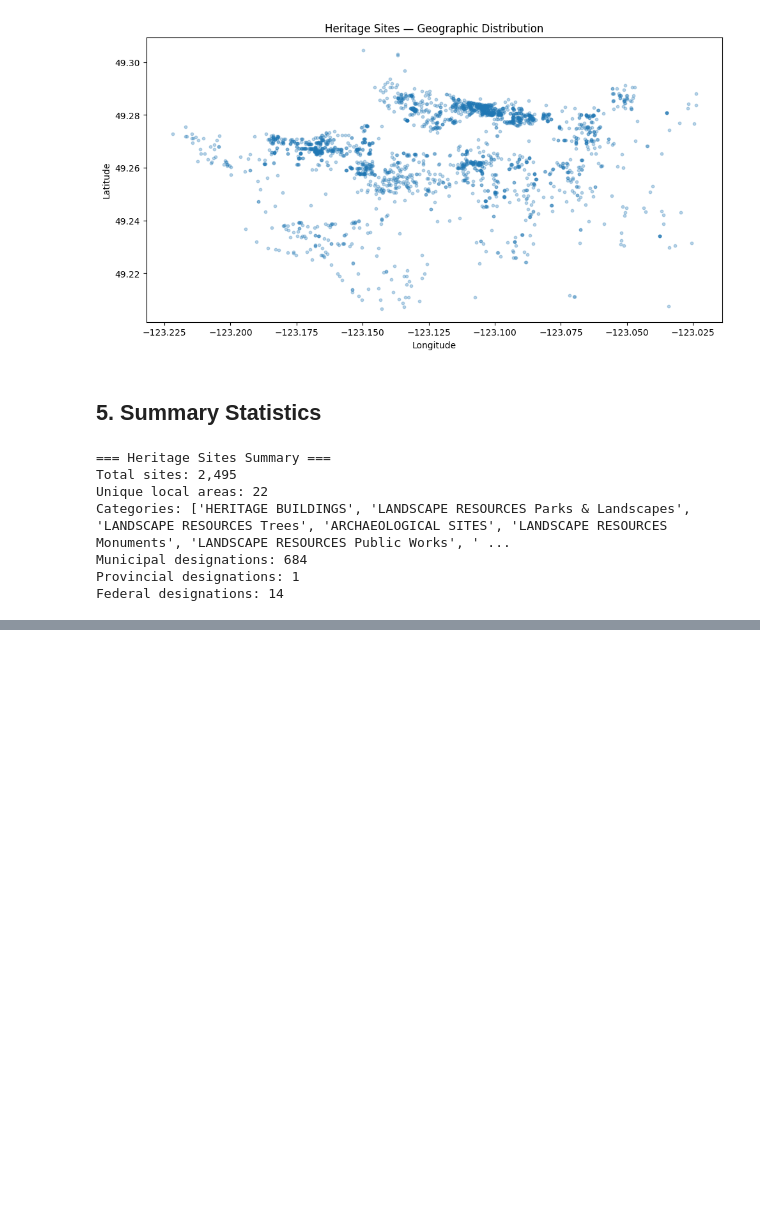
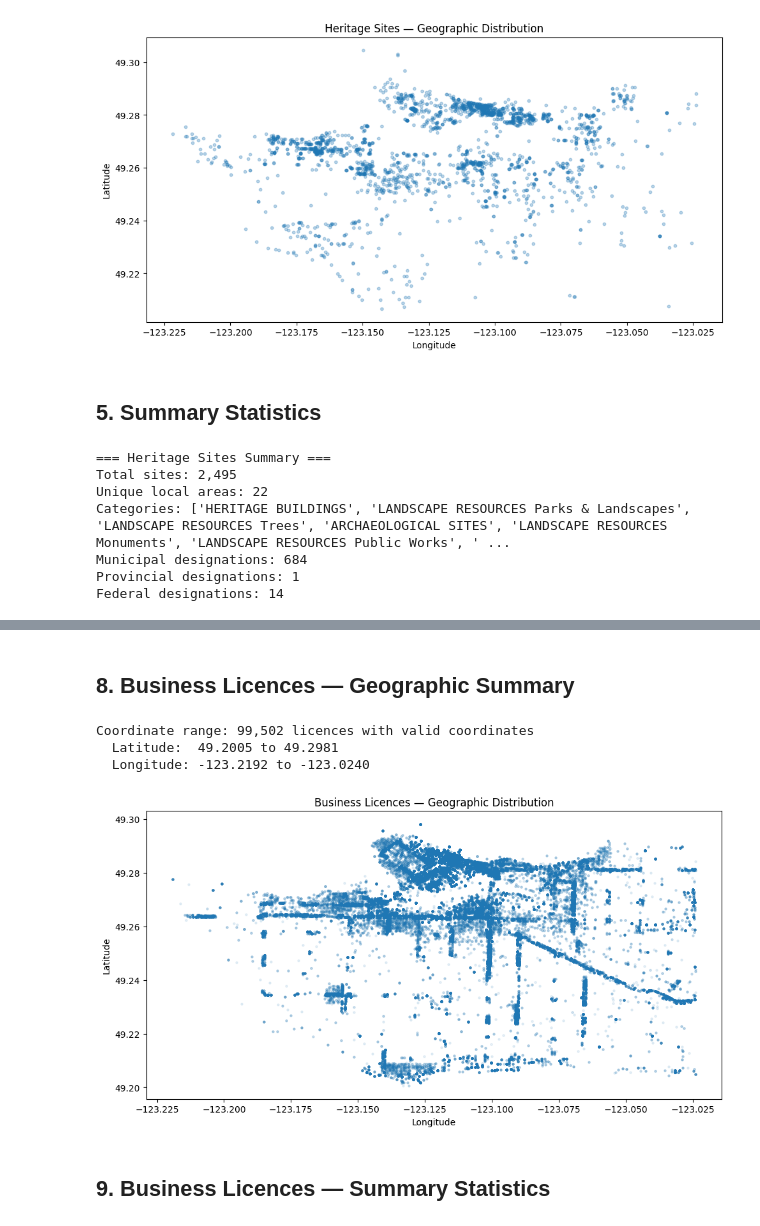
Before and after one commit to NickDulvy/aida-lab-my-work, a Jupyter notebook: module-03/heritage-sites-analysis.ipynb, the cells around one changed output, grey strips where cells are left out. Drawn from its saved outputs; the diff is of its cells as text; code cells hidden in the pictures; blank space fills up the shorter version.

```diff
--- a/module-03/heritage-sites-analysis.ipynb
+++ b/module-03/heritage-sites-analysis.ipynb
@@ -423,0 +513,24 @@ Federal designations: 14
+# %%
+# Missing values
+missing_biz = df_biz.isnull().sum()
+missing_biz_pct = (missing_biz / len(df_biz) * 100).round(1)
+missing_biz_df = pd.DataFrame({'count': missing_biz, 'pct': missing_biz_pct}).sort_values('count', ascending=False)
+print('Missing values by column:')
+print(missing_biz_df[missing_biz_df['count'] > 0].head(15).to_string())
+print(f'\nColumns with no missing: {(missing_biz == 0).sum()}')
+
+# Duplicates
+dup_rsn = df_biz['LicenceRSN'].duplicated().sum()
+print(f'\n--- Duplicates ---\nDuplicate LicenceRSN: {dup_rsn}')
+
+# Coordinates
+if 'geo_point_2d' in df_biz.columns:
+    coords_biz = df_biz['geo_point_2d'].str.split(',', expand=True)
+    lat_biz = pd.to_numeric(coords_biz[0], errors='coerce')
+    lon_biz = pd.to_numeric(coords_biz[1], errors='coerce')
+    coord_na_biz = lat_biz.isna().sum()
+    valid_biz = ~lat_biz.isna()
+    print(f'\n--- Geographic ---\nMissing coordinates: {coord_na_biz} rows ({100*coord_na_biz/len(df_biz):.1f}%)')
+    if valid_biz.sum() > 0:
+        print(f'Latitude range: {lat_biz[valid_biz].min():.4f} to {lat_biz[valid_biz].max():.4f}')
+        print(f'Longitude range: {lon_biz[valid_biz].min():.4f} to {lon_biz[valid_biz].max():.4f}')
@@ -423,0 +639,29 @@ Federal designations: 14
+# %% [markdown]
+## 8. Business Licences — Geographic Summary
+# %%
+# Parse coordinates and plot geographic distribution
+if 'geo_point_2d' in df_biz.columns:
+    coords_biz = df_biz['geo_point_2d'].str.split(',', expand=True)
+    df_biz_geo = df_biz.copy()
+    df_biz_geo['lat'] = pd.to_numeric(coords_biz[0], errors='coerce')
+    df_biz_geo['lon'] = pd.to_numeric(coords_biz[1], errors='coerce')
+    df_biz_valid = df_biz_geo.dropna(subset=['lat', 'lon'])
+    if len(df_biz_valid) > 0:
+        print(f'Coordinate range: {len(df_biz_valid):,} licences with valid coordinates')
+        print(f"  Latitude:  {df_biz_valid['lat'].min():.4f} to {df_biz_valid['lat'].max():.4f}")
+        print(f"  Longitude: {df_biz_valid['lon'].min():.4f} to {df_biz_valid['lon'].max():.4f}")
+        plt.figure(figsize=(10, 8))
+        plt.scatter(df_biz_valid['lon'], df_biz_valid['lat'], alpha=0.1, s=5)
+        plt.xlabel('Longitude')
+        plt.ylabel('Latitude')
+        plt.title('Business Licences — Geographic Distribution')
+        plt.gca().set_aspect('equal')
+        plt.tight_layout()
+        plt.show()
+# %% [output]
+Coordinate range: 99,502 licences with valid coordinates
+  Latitude:  49.2005 to 49.2981
+  Longitude: -123.2192 to -123.0240
+[figure, added]
+# %% [markdown]
+## 9. Business Licences — Summary Statistics
```
Also changed, not shown: parts of 34 cells of this notebook, 1 other file.
